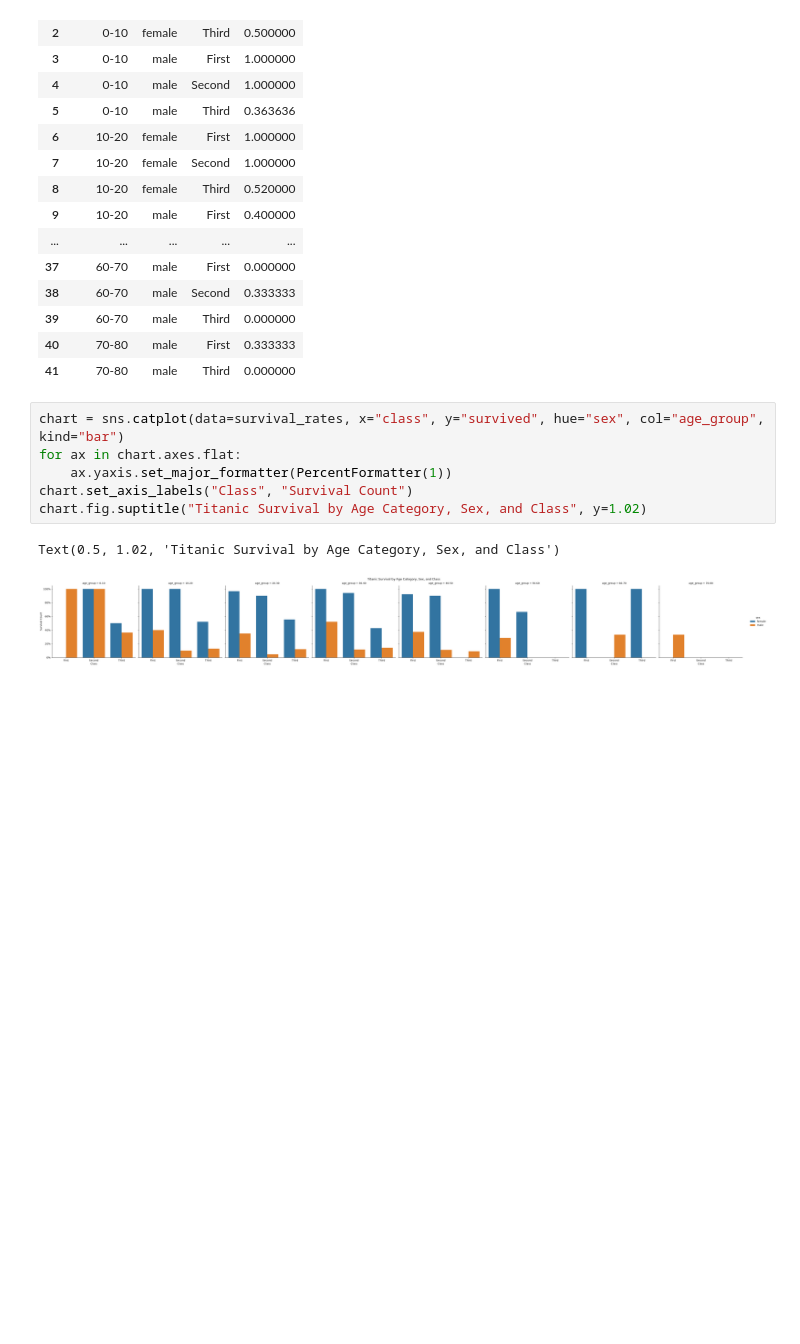
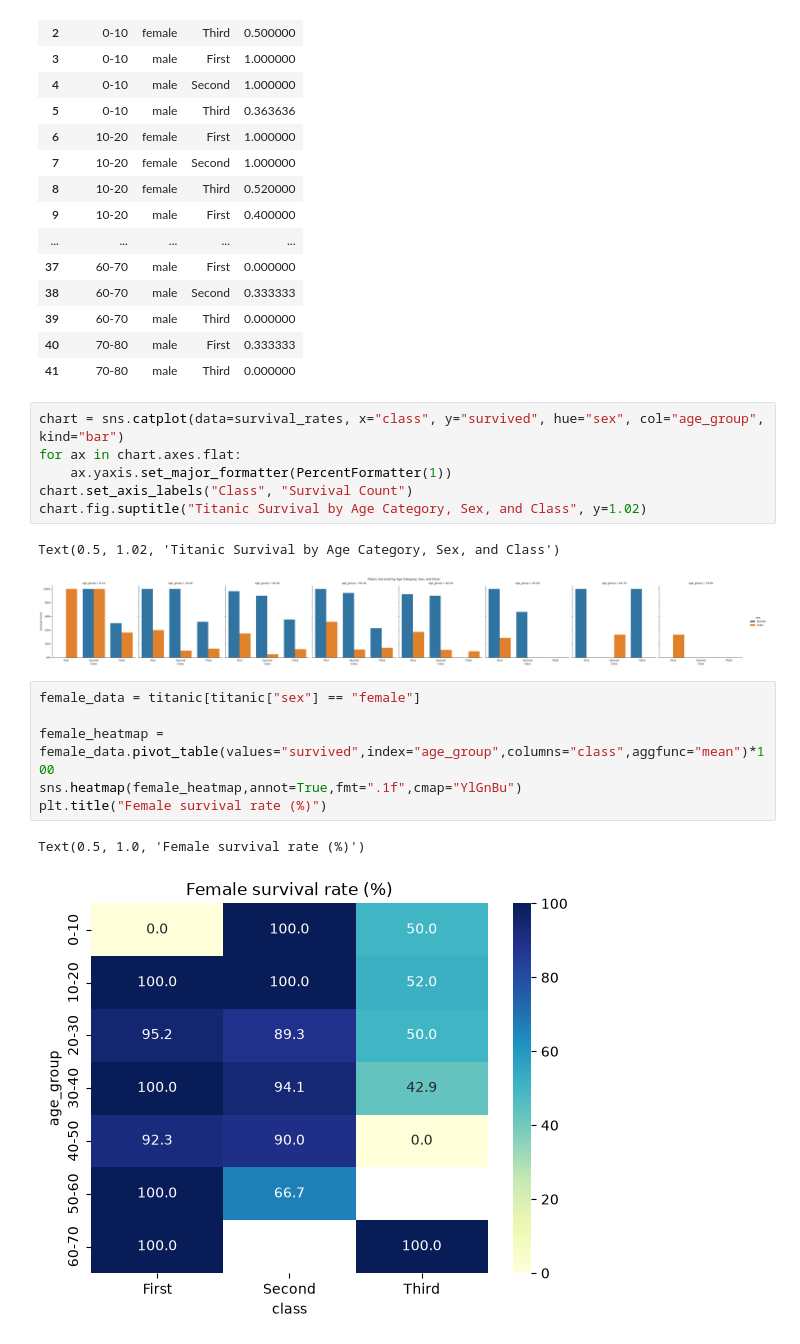
Before and after one commit to Aaron-TM-Yee/titanic, a Jupyter notebook: titanic.ipynb, the cells around one changed output. Saved outputs shown, nothing was run; the diff lists cells and outputs as text; blank space fills up the shorter version.

```diff
--- a/titanic.ipynb
+++ b/titanic.ipynb
@@ -187,3 +192,12 @@ chart.fig.suptitle("Titanic Survival by Age Category, Sex, and Class", y=1.02)
 # %% [output]
 Text(0.5, 1.02, 'Titanic Survival by Age Category, Sex, and Class')
 [figure]
+# %%
+female_data = titanic[titanic["sex"] == "female"]
+
+female_heatmap = female_data.pivot_table(values="survived",index="age_group",columns="class",aggfunc="mean")*100
+sns.heatmap(female_heatmap,annot=True,fmt=".1f",cmap="YlGnBu")
+plt.title("Female survival rate (%)")
+# %% [output]
+Text(0.5, 1.0, 'Female survival rate (%)')
+[figure, added]
```
Also changed, not shown: parts of 3 cells of this notebook.
